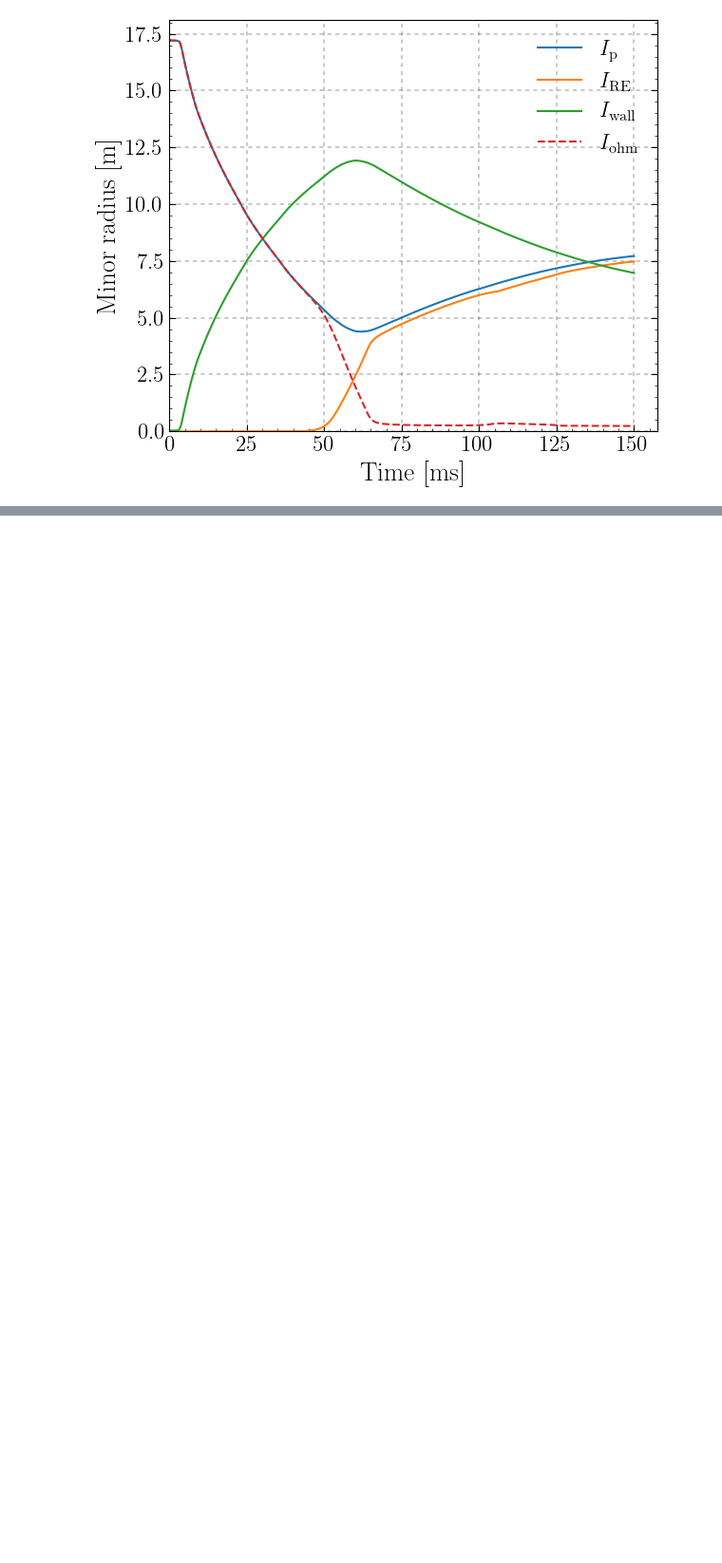
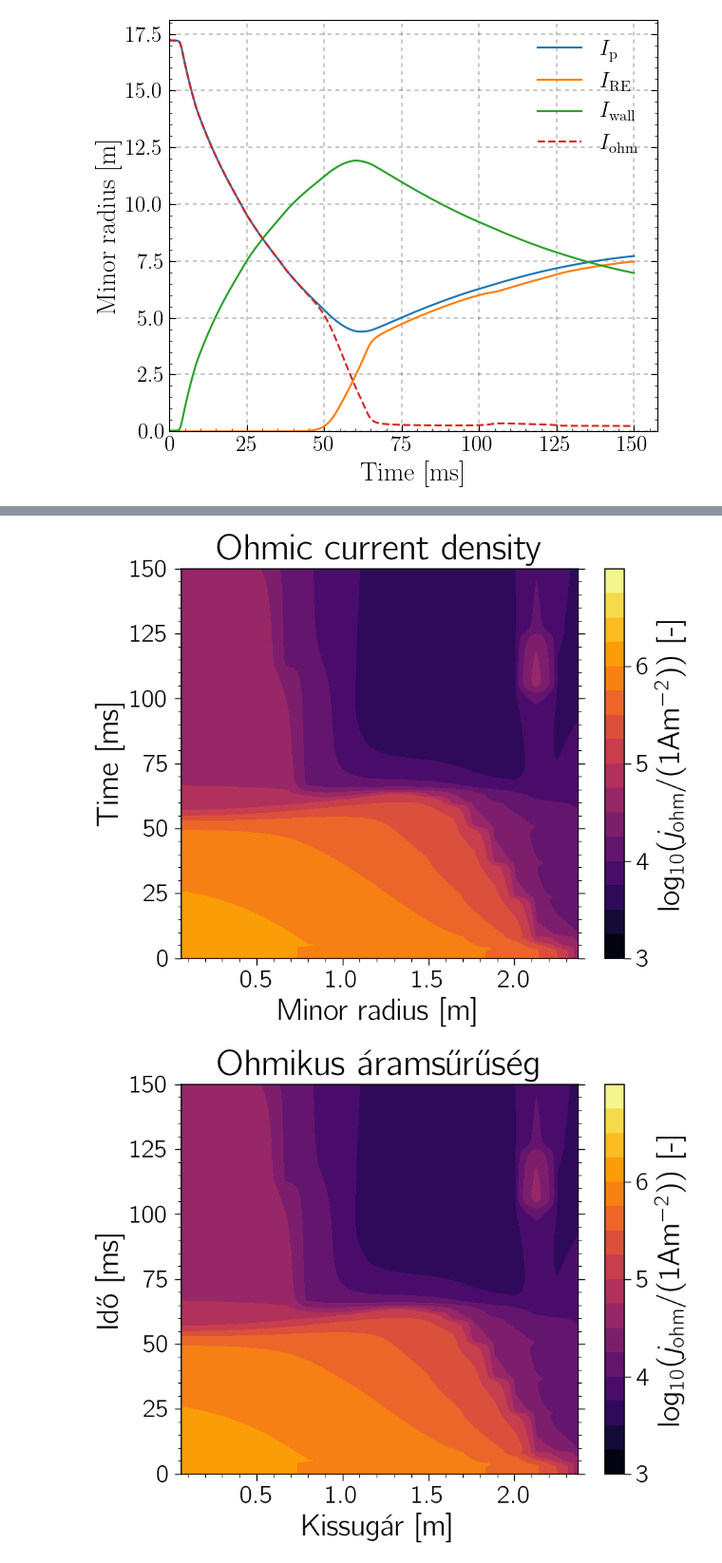
Before and after one commit to leferi99/CDO-plotting, a Jupyter notebook: main_plots.ipynb, the cells around one changed output, grey strips where cells are left out. Shown at 95% size. Saved outputs shown, nothing was run; the diff lists cells and outputs as text; code cells hidden in the pictures; blank space fills up the shorter version.

```diff
--- a/main_plots.ipynb
+++ b/main_plots.ipynb
@@ -732,7 +786,7 @@ if 1:
 plt.rcParams.update({"axes.grid": False, "grid.color": "cyan", "grid.linewidth": 0.4, "grid.linestyle": (0, (10, 10)),
                      "xtick.direction": "out", "ytick.direction": "out", "xtick.labelcolor": "k", "ytick.labelcolor": "k"})
 
-"""Temperature 2D"""
+""" Temperature 2D """
 if figures:
     kwargs2D = {"figsize": FS_2D_PCMESH,
                 "data": concat.T_cold,
@@ -740,7 +794,7 @@ if figures:
                 "ygrid": concat.timegrid_ms,
                 "ymin": 0.001, "ymax": None,
                 "xgrid": concat.radialgrid,
-                "cbarlabel": r"log$_{10}(T_{\rm cold}$/(1eV)) [-]",
+                "cbarlabel": r"log$_{10}(T_{\rm cold}$/1eV) [-]",
                 "normalization": "log",
                 "logdiff": 5, "levels": 16,
                 "cmap": None,
@@ -790,7 +844,7 @@ if figures:
                 "ygrid": concat.timegrid_ms,
                 "ymin": 0, "ymax": None,
                 "xgrid": concat.radialgrid,
-                "cbarlabel": r"log$_{10}(j_{\rm tot}$/(1Am$^{-2}$)) [-]",
+                "cbarlabel": r"log$_{10}(j_{\rm tot}$/1Am$^{-2}$) [-]",
                 "normalization": "log",
                 "logdiff": 4, "levels": 17,
                 "cmap": None,
@@ -823,7 +877,7 @@ if figures:
                 "ygrid": concat.timegrid_ms,
                 "ymin": 0, "ymax": None,
                 "xgrid": concat.radialgrid,
-                "cbarlabel": r"log$_{10}(j_{\rm RE}$/(1Am$^{-2}$)) [-]",
+                "cbarlabel": r"log$_{10}(j_{\rm RE}$/1Am$^{-2}$) [-]",
                 "normalization": "log",
                 "logdiff": 4, "levels": 17,
                 "cmap": None,
@@ -856,7 +910,7 @@ if figures:
                 "ygrid": concat.timegrid_ms,
                 "ymin": 0, "ymax": None,
                 "xgrid": concat.radialgrid,
-                "cbarlabel": r"log$_{10}(j_{\rm ohm}$/(1Am$^{-2}$)) [-]",
+                "cbarlabel": r"log$_{10}(j_{\rm ohm}$/1Am$^{-2}$) [-]",
                 "normalization": "log",
                 "logdiff": 4, "levels": 17,
                 "cmap": None,
@@ -882,36 +936,41 @@ if figures:
     del(kwargs2D)
 # %%
 # TESTING 2D
+plt.rcParams.update({"axes.grid": False, "grid.color": "cyan", "grid.linewidth": 0.4, "grid.linestyle": (0, (10, 10)),
+                     "xtick.direction": "out", "ytick.direction": "out", "xtick.labelcolor": "k", "ytick.labelcolor": "k"})
 
 """Ohmic current density 2D"""
 if figures:
     kwargs2D = {"figsize": FS_2D_PCMESH,
                 "data": concat.j_ohm,
-                "datamin": None, "datamax": None,
+                "datamin": None, "datamax": 1e7,
                 "ygrid": concat.timegrid_ms,
                 "ymin": 0, "ymax": None,
                 "xgrid": concat.radialgrid,
                 "cbarlabel": r"log$_{10}(j_{\rm ohm}$/(1Am$^{-2}$)) [-]",
                 "normalization": "log",
                 "logdiff": 4, "levels": 17,
                 "cmap": None,
                 "linthresh": None,
-                "savename": "5_johm",
+                "savename": None,
                 "yscale": "linear"}
     if "EN" in language:
         kwargs2D.update({"ylabel": EN_T,
                          "xlabel": EN_R,
                          "title": 'Ohmic current density',
                          "plotfoldername": F_EN})
         if "notitle" in language: kwargs2D.update({"title": None, "plotfoldername": F_EN_NT})
         basic_2D(**kwargs2D)
 
     if "HU" in language:
         kwargs2D.update({"ylabel": HU_T,
                          "xlabel": HU_R,
                          "title": "Ohmikus áramsűrűség",
                          "plotfoldername": F_HU})
         if "notitle" in language: kwargs2D.update({"title": None, "plotfoldername": F_HU_NT})
         basic_2D(**kwargs2D)
 
     del(kwargs2D)
+# %% [output]
+[figure, added]
+[figure, added]
```
Also changed, not shown: parts of 11 cells of this notebook, 6 other files.
